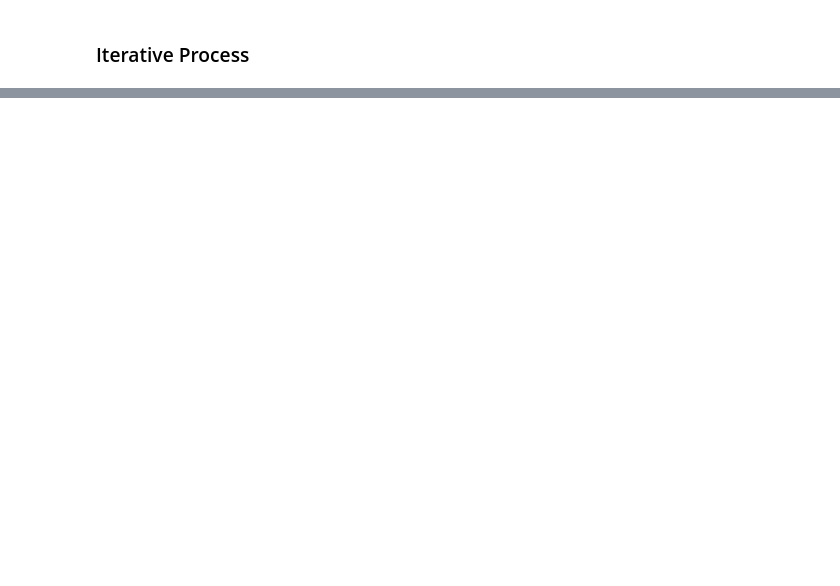
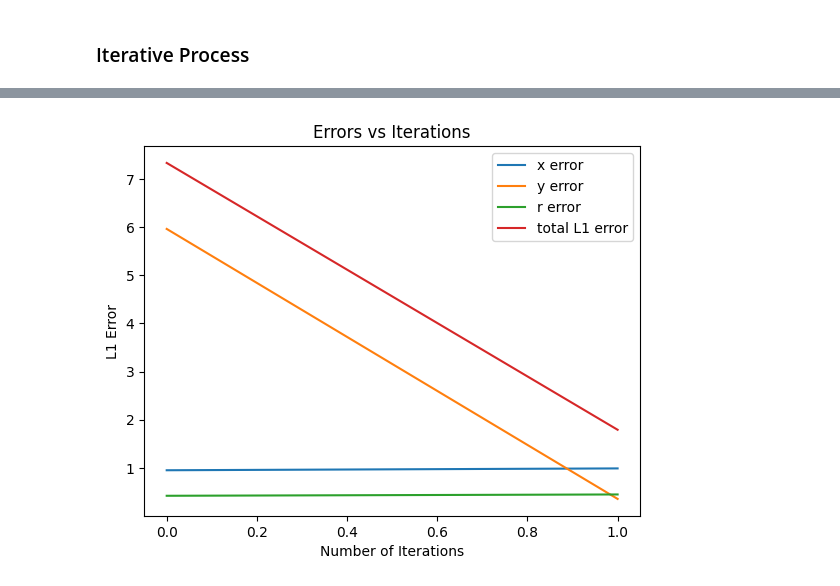
Before and after one commit to tejasprabhune/mlab-brightmachines, a Jupyter notebook: pick_place/notebooks/demo.ipynb, the cells around one changed output, grey strips where cells are left out. Saved outputs shown, nothing was run; the diff lists cells and outputs as text; code cells hidden in the pictures; blank space fills up the shorter version.

```diff
--- a/pick_place/notebooks/demo.ipynb
+++ b/pick_place/notebooks/demo.ipynb
@@ -124,6 +147,16 @@ model = Configs.load_model(scnn_config, ckpt).to(device)
-# %%
-### Data Loading ###
-train_data, val_data, test_data = Configs.load_dataset(scnn_config)
+# %%
+xyr1_config['dataset_params']['crop'] = 500
+xyr2_config['dataset_params']['crop'] = 500
+scnn_config['dataset_params']['crop'] = 500
+# %%
+### Data Loading ###
+train_data, val_data, test_data = Configs.load_dataset(xyr3_c_config)
+_, _, xyr1_data = Configs.load_dataset(xyr1_config)
+_, _, xyr2_data = Configs.load_dataset(xyr2_config)
+_, _, xyr3_data = Configs.load_dataset(scnn_config)
+
+#test_data = xyr3_data
+#train_data, val_data, test_data = Configs.load_dataset(xyr1_config)
 # %%
 ### Model Evaluation ###
 
@@ -220,11 +273,12 @@ total average L1 error: 0.1973512488634636
 ### Iterative Process
 # %%
 data = ImagePositionDataset(
-	dataset_path=f"/data/brightmachines/dataset/",
-	label_name="xyr",
+	dataset_path=f"/data/brightmachines/data_xyr/",
+	label_name="xyr_3",
     img_height=1080,
     img_width=1920,
-	use_transform=False)
+	use_transform=False,
+    crop=500)
 # %%
 def find_nearest_image(position):
     def closest_item(lst, K):
@@ -489,3 +543,15 @@ No nearest image found #29
+# %%
+plt.plot(range(2), x_errors[:2], label = "x error")
+plt.plot(range(2), y_errors[:2], label = "y error")
+plt.plot(range(2), r_errors[:2], label = "r error")
+plt.plot(range(2), l1_errors[:2], label = "total L1 error")
+plt.title("Errors vs Iterations")
+plt.xlabel("Number of Iterations")
+plt.ylabel("L1 Error")
+plt.legend()
+plt.show()
+# %% [output]
+[figure, added]
 # %%
 for i in range(1, iterations + 1):
     print(f"{i} iterations:")
```
Also changed, not shown: parts of 8 cells of this notebook, 3 other files.
